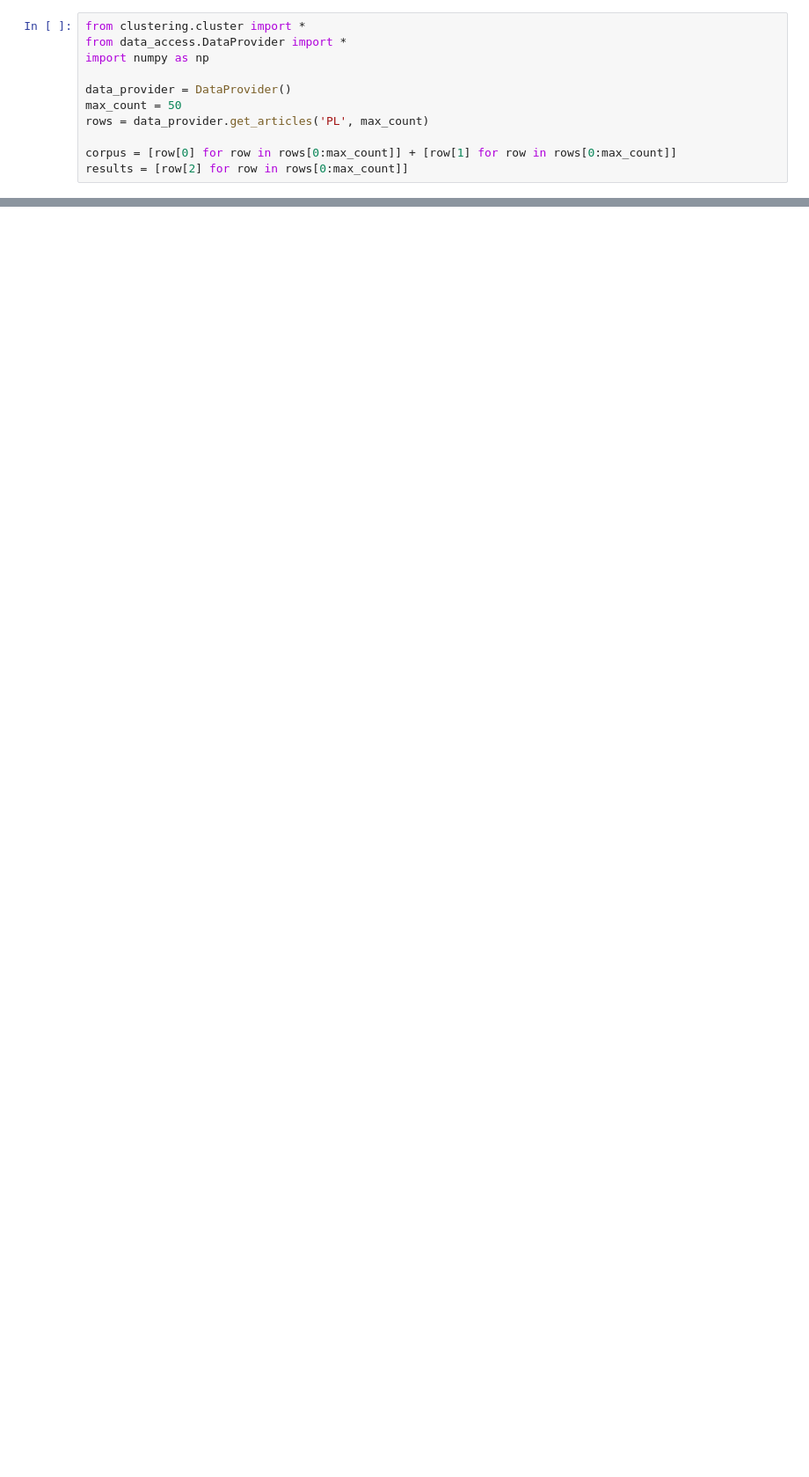
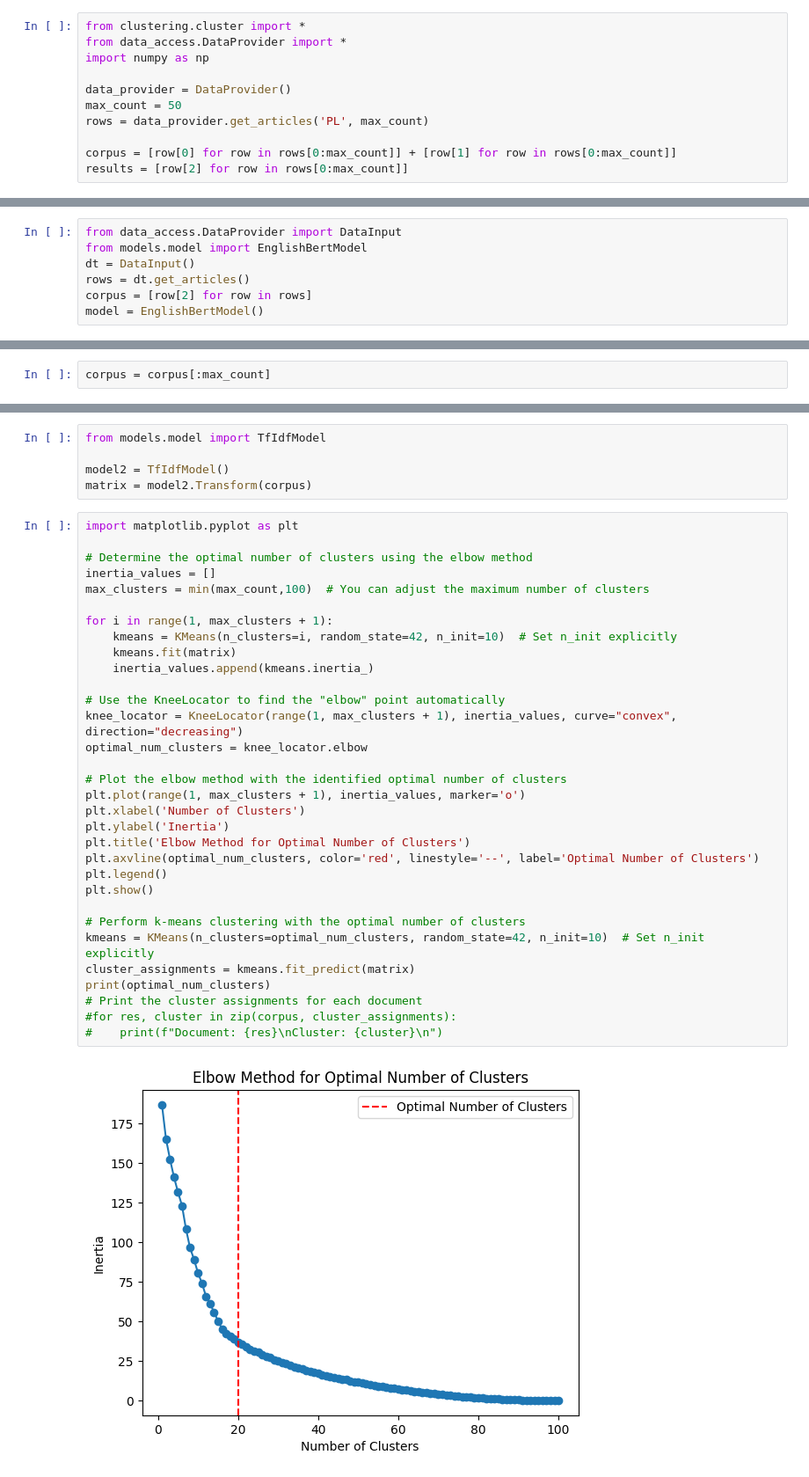
Before and after one commit to jasiu648/FindingNewsSimilarity, a Jupyter notebook: cluster_test.ipynb, the cells around one changed output, grey strips where cells are left out. Shown: that part at 88% size. Cells and saved outputs as stored; diff of their text form; blank space fills up the shorter version.

```diff
--- a/cluster_test.ipynb
+++ b/cluster_test.ipynb
@@ -279,0 +50,7 @@ Average execution time: 12.96 seconds
+# %%
+from data_access.DataProvider import DataInput
+from models.model import EnglishBertModel
+dt = DataInput()
+rows = dt.get_articles()
+corpus = [row[2] for row in rows]
+model = EnglishBertModel()
@@ -279,0 +59,2 @@ Average execution time: 12.96 seconds
+# %%
+corpus = corpus[:max_count]
@@ -279,0 +84,39 @@ Average execution time: 12.96 seconds
+# %%
+from models.model import TfIdfModel
+
+model2 = TfIdfModel()
+matrix = model2.Transform(corpus)
+# %%
+import matplotlib.pyplot as plt
+
+# Determine the optimal number of clusters using the elbow method
+inertia_values = []
+max_clusters = min(max_count,100)  # You can adjust the maximum number of clusters
+
+for i in range(1, max_clusters + 1):
+    kmeans = KMeans(n_clusters=i, random_state=42, n_init=10)  # Set n_init explicitly
+    kmeans.fit(matrix)
+    inertia_values.append(kmeans.inertia_)
+
+# Use the KneeLocator to find the "elbow" point automatically
+knee_locator = KneeLocator(range(1, max_clusters + 1), inertia_values, curve="convex", direction="decreasing")
+optimal_num_clusters = knee_locator.elbow
+
+# Plot the elbow method with the identified optimal number of clusters
+plt.plot(range(1, max_clusters + 1), inertia_values, marker='o')
+plt.xlabel('Number of Clusters')
+plt.ylabel('Inertia')
+plt.title('Elbow Method for Optimal Number of Clusters')
+plt.axvline(optimal_num_clusters, color='red', linestyle='--', label='Optimal Number of Clusters')
+plt.legend()
+plt.show()
+
+# Perform k-means clustering with the optimal number of clusters
+kmeans = KMeans(n_clusters=optimal_num_clusters, random_state=42, n_init=10)  # Set n_init explicitly
+cluster_assignments = kmeans.fit_predict(matrix)
+print(optimal_num_clusters)
+# Print the cluster assignments for each document
+#for res, cluster in zip(corpus, cluster_assignments):
+#    print(f"Document: {res}\nCluster: {cluster}\n")
+# %% [output]
+[figure, added]
```
Also changed, not shown: parts of 27 cells of this notebook, 10 other files.
